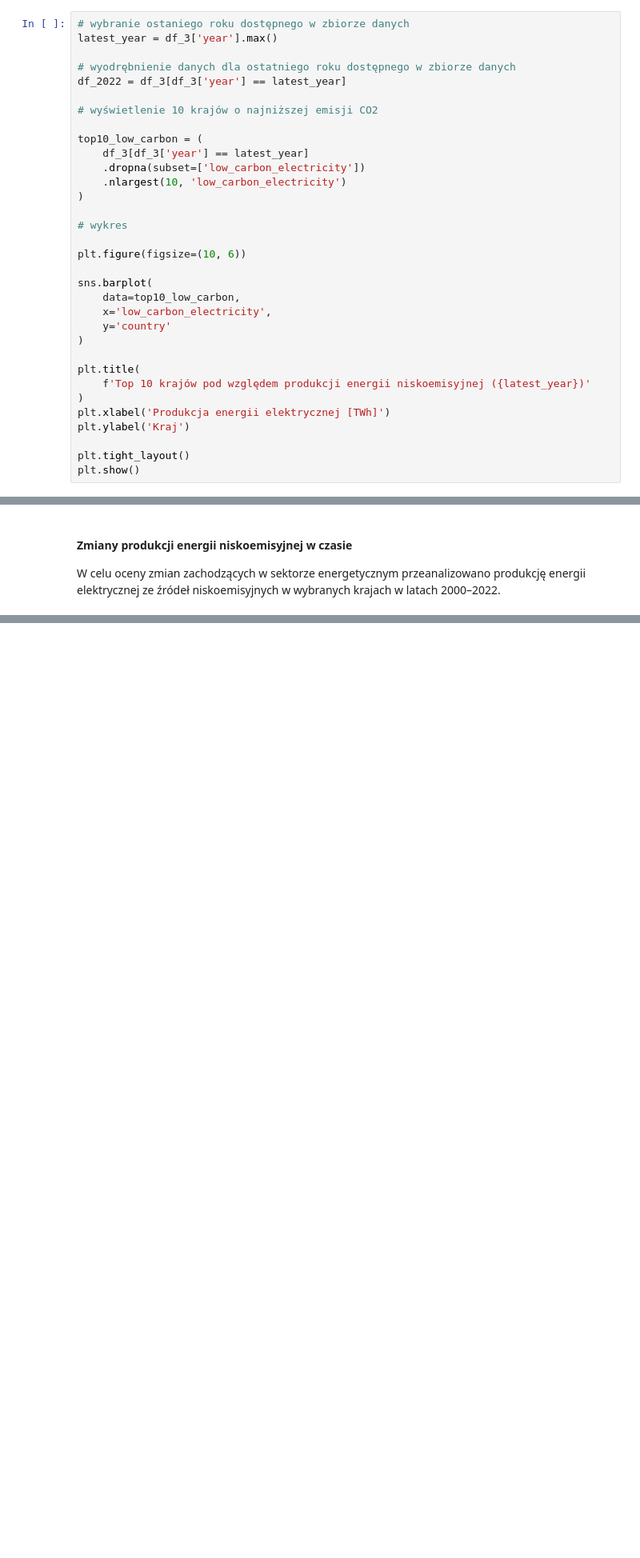
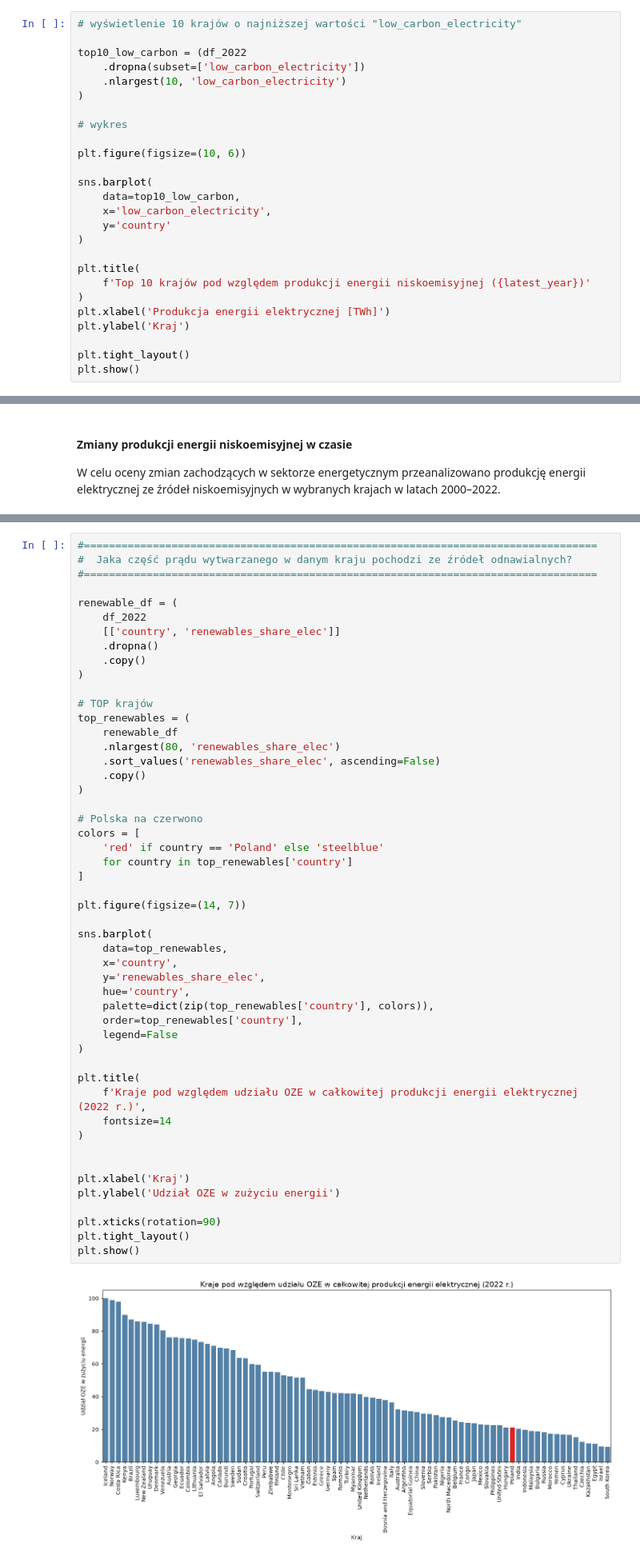
Before and after one commit to olaramota-beep/AWDP-projekt-do-oddania, a Jupyter notebook: Wstęp.ipynb, the cells around one changed output, grey strips where cells are left out. Shown at 80% size. Cells and saved outputs as stored; diff of their text form; blank space fills up the shorter version.

```diff
--- a/Wstęp.ipynb
+++ b/Wstęp.ipynb
@@ -952,14 +1390,7 @@ Kolejnym elementem analizy jest porównanie produkcji energii elektrycznej ze ź
 # %%
-# wybranie ostaniego roku dostępnego w zbiorze danych
-latest_year = df_3['year'].max()
+# wyświetlenie 10 krajów o najniższej wartości "low_carbon_electricity"
 
-# wyodrębnienie danych dla ostatniego roku dostępnego w zbiorze danych
-df_2022 = df_3[df_3['year'] == latest_year]
-
-# wyświetlenie 10 krajów o najniższej emisji CO2
-
-top10_low_carbon = (
-    df_3[df_3['year'] == latest_year]
+top10_low_carbon = (df_2022
     .dropna(subset=['low_carbon_electricity'])
     .nlargest(10, 'low_carbon_electricity')
 )
@@ -1027 +1462,53 @@ plt.show()
+# %%
+#==================================================================================
+#  Jaka część prądu wytwarzanego w danym kraju pochodzi ze źródeł odnawialnych?
+#==================================================================================
+
+renewable_df = (
+    df_2022
+    [['country', 'renewables_share_elec']]
+    .dropna()
+    .copy()
+)
+
+# TOP krajów
+top_renewables = (
+    renewable_df
+    .nlargest(80, 'renewables_share_elec')
+    .sort_values('renewables_share_elec', ascending=False)
+    .copy()
+)
+
+# Polska na czerwono
+colors = [
+    'red' if country == 'Poland' else 'steelblue'
+    for country in top_renewables['country']
+]
+
+plt.figure(figsize=(14, 7))
+
+sns.barplot(
+    data=top_renewables,
+    x='country',
+    y='renewables_share_elec',
+    hue='country',
+    palette=dict(zip(top_renewables['country'], colors)),
+    order=top_renewables['country'],
+    legend=False
+)
+
+plt.title(
+    f'Kraje pod względem udziału OZE w całkowitej produkcji energii elektrycznej (2022 r.)',
+    fontsize=14
+)
+
+
+plt.xlabel('Kraj')
+plt.ylabel('Udział OZE w zużyciu energii')
+
+plt.xticks(rotation=90)
+plt.tight_layout()
+plt.show()
+# %% [output]
+[figure, added]
 # %% [markdown]
```
Also changed, not shown: parts of 93 cells of this notebook.
